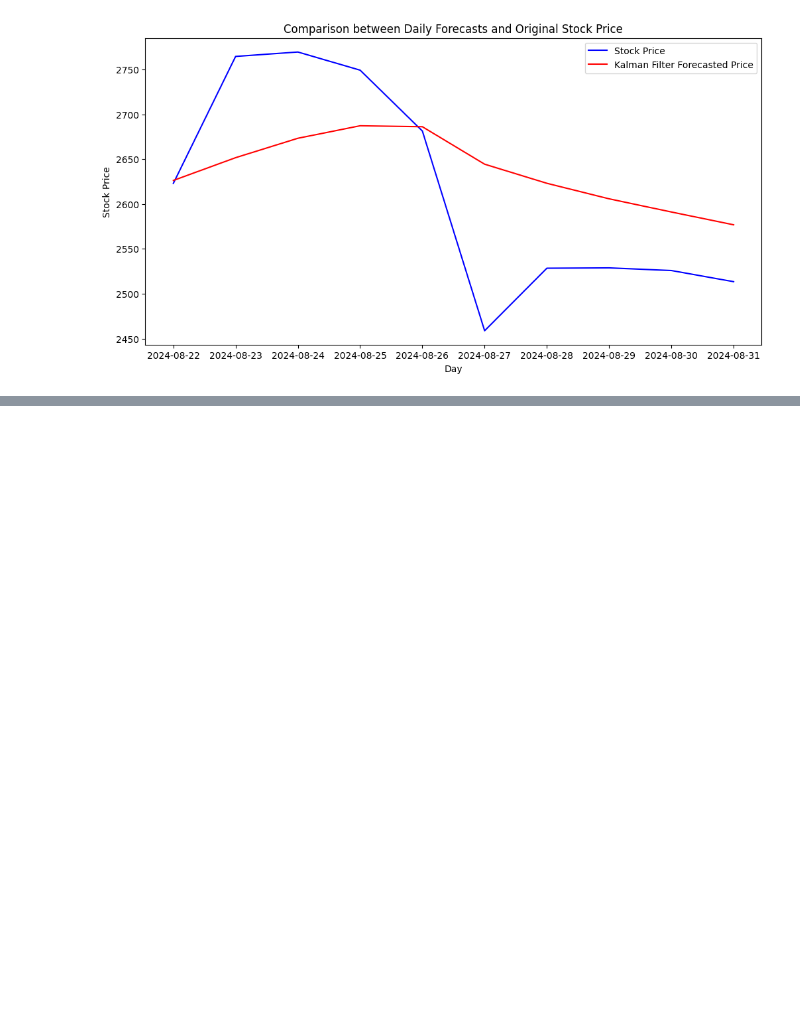
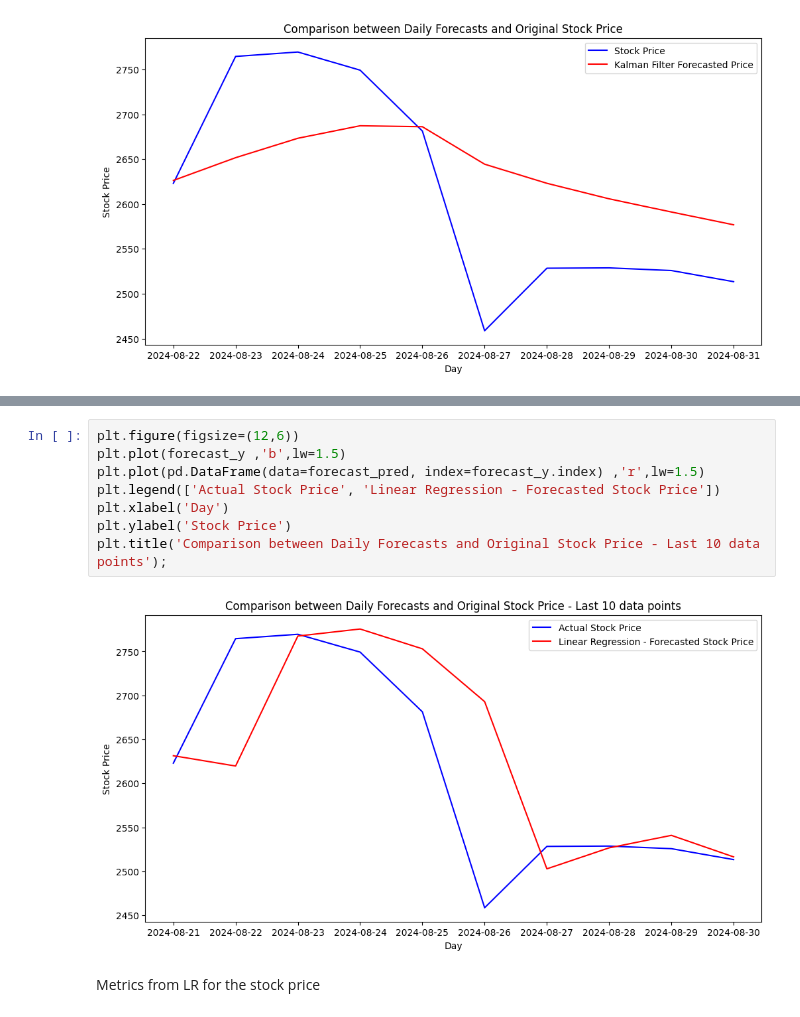
Before and after one commit to rakeshsharma14/WorldQuant-Capstone, a Jupyter notebook: MScFE_Capstone_Workbook_M4.ipynb, the cells around one changed output, grey strips where cells are left out. Cells and saved outputs as stored; diff of their text form; blank space fills up the shorter version.

```diff
--- a/MScFE_Capstone_Workbook_M4.ipynb
+++ b/MScFE_Capstone_Workbook_M4.ipynb
@@ -456,0 +636,12 @@ plt.title('Comparison between Daily Forecasts and Original Stock Price');
+# %%
+plt.figure(figsize=(12,6))
+plt.plot(forecast_y ,'b',lw=1.5)
+plt.plot(pd.DataFrame(data=forecast_pred, index=forecast_y.index) ,'r',lw=1.5)
+plt.legend(['Actual Stock Price', 'Linear Regression - Forecasted Stock Price'])
+plt.xlabel('Day')
+plt.ylabel('Stock Price')
+plt.title('Comparison between Daily Forecasts and Original Stock Price - Last 10 data points');
+# %% [output]
+[figure, added]
+# %% [markdown]
+Metrics from LR for the stock price
```
Also changed, not shown: parts of 20 cells of this notebook.
